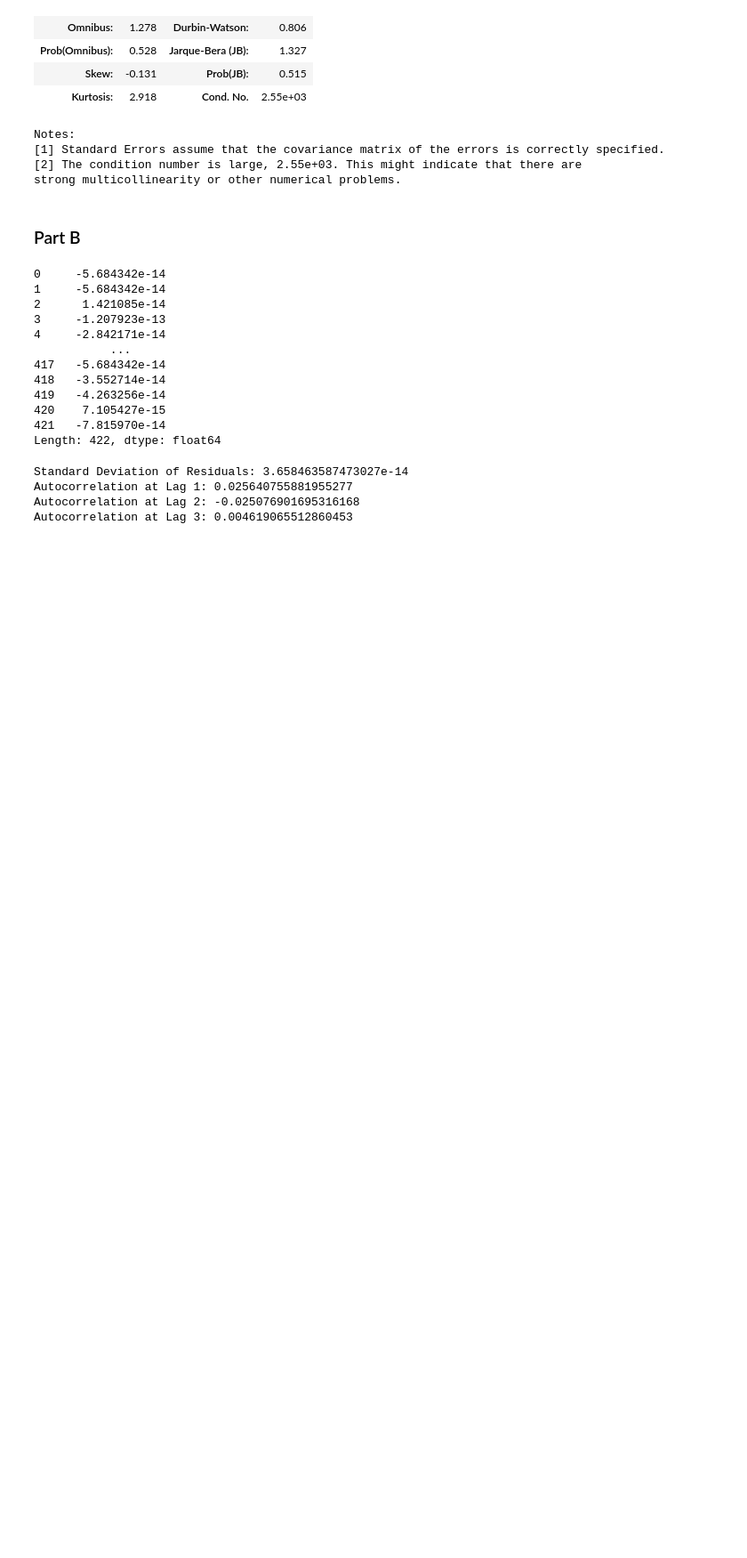
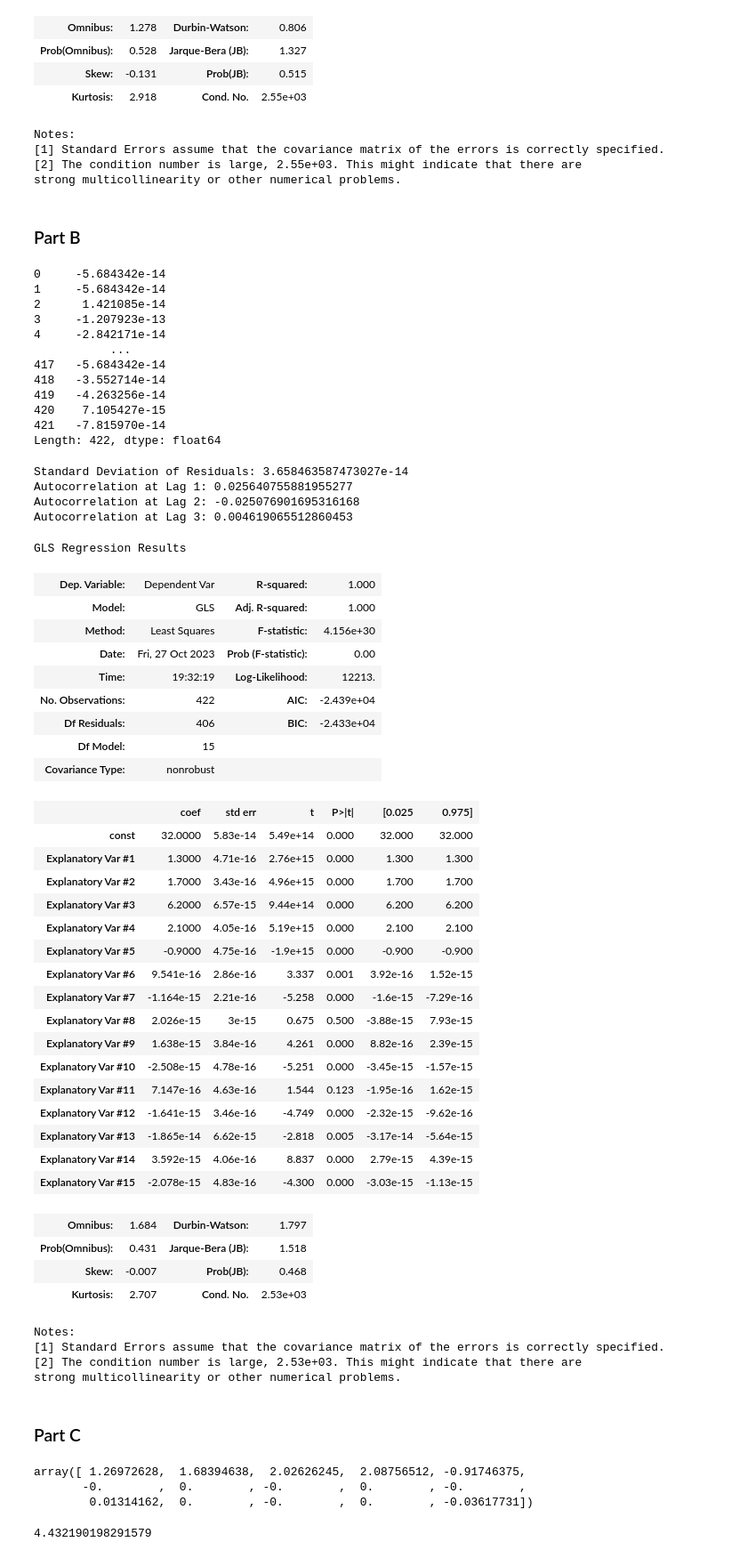
Before and after one commit to kaka5050/MBAN-5110, a Jupyter notebook: Project 1.ipynb, the cells around one changed output. Shown: that part at 89% size. Saved outputs shown, nothing was run; the diff lists cells and outputs as text; code cells hidden in the pictures; blank space fills up the shorter version.

```diff
--- a/Project 1.ipynb
+++ b/Project 1.ipynb
@@ -166,3 +166,60 @@ Standard Deviation of Residuals: 3.658463587473027e-14
 Autocorrelation at Lag 1: 0.025640755881955277
 Autocorrelation at Lag 2: -0.025076901695316168
 Autocorrelation at Lag 3: 0.004619065512860453
+# %%
+from scipy.linalg import toeplitz
+
+# Autocorrelation values you've calculated, assuming you have them
+autocorr_values = [autocorr_lag1, autocorr_lag2, autocorr_lag3]
+
+# Define the autocorrelation structure
+autocorr_structure = np.concatenate([[1.0], autocorr_values, np.zeros(418)])
+
+# Define the scaling factor (standard deviation)
+sigma = std_deviation
+
+# Create the covariance matrix
+cov_matrix = sigma**2 * toeplitz(autocorr_structure)
+
+# Use the cov_matrix in your GLS model
+gls_model = sm.GLS(y, X_updated, cov_matrix).fit().summary()
+
+gls_model
+# %% [output]
+GLS Regression Results
+| Dep. Variable: | Dependent Var | R-squared: | 1.000 |
+| Model: | GLS | Adj. R-squared: | 1.000 |
+| Method: | Least Squares | F-statistic: | 4.156e+30 |
+| Date: | Fri, 27 Oct 2023 | Prob (F-statistic): | 0.00 |
+| Time: | 19:32:19 | Log-Likelihood: | 12213. |
+| No. Observations: | 422 | AIC: | -2.439e+04 |
+| Df Residuals: | 406 | BIC: | -2.433e+04 |
+| Df Model: | 15 |  |  |
+| Covariance Type: | nonrobust |  |  |
+|  | coef | std err | t | P>|t| | [0.025 | 0.975] |
+| const | 32.0000 | 5.83e-14 | 5.49e+14 | 0.000 | 32.000 | 32.000 |
+| Explanatory Var #1 | 1.3000 | 4.71e-16 | 2.76e+15 | 0.000 | 1.300 | 1.300 |
+| Explanatory Var #2 | 1.7000 | 3.43e-16 | 4.96e+15 | 0.000 | 1.700 | 1.700 |
+| Explanatory Var #3 | 6.2000 | 6.57e-15 | 9.44e+14 | 0.000 | 6.200 | 6.200 |
+| Explanatory Var #4 | 2.1000 | 4.05e-16 | 5.19e+15 | 0.000 | 2.100 | 2.100 |
+| Explanatory Var #5 | -0.9000 | 4.75e-16 | -1.9e+15 | 0.000 | -0.900 | -0.900 |
+| Explanatory Var #6 | 9.541e-16 | 2.86e-16 | 3.337 | 0.001 | 3.92e-16 | 1.52e-15 |
+| Explanatory Var #7 | -1.164e-15 | 2.21e-16 | -5.258 | 0.000 | -1.6e-15 | -7.29e-16 |
+| Explanatory Var #8 | 2.026e-15 | 3e-15 | 0.675 | 0.500 | -3.88e-15 | 7.93e-15 |
+| Explanatory Var #9 | 1.638e-15 | 3.84e-16 | 4.261 | 0.000 | 8.82e-16 | 2.39e-15 |
+| Explanatory Var #10 | -2.508e-15 | 4.78e-16 | -5.251 | 0.000 | -3.45e-15 | -1.57e-15 |
+| Explanatory Var #11 | 7.147e-16 | 4.63e-16 | 1.544 | 0.123 | -1.95e-16 | 1.62e-15 |
+| Explanatory Var #12 | -1.641e-15 | 3.46e-16 | -4.749 | 0.000 | -2.32e-15 | -9.62e-16 |
+| Explanatory Var #13 | -1.865e-14 | 6.62e-15 | -2.818 | 0.005 | -3.17e-14 | -5.64e-15 |
+| Explanatory Var #14 | 3.592e-15 | 4.06e-16 | 8.837 | 0.000 | 2.79e-15 | 4.39e-15 |
+| Explanatory Var #15 | -2.078e-15 | 4.83e-16 | -4.300 | 0.000 | -3.03e-15 | -1.13e-15 |
+| Omnibus: | 1.684 | Durbin-Watson: | 1.797 |
+| Prob(Omnibus): | 0.431 | Jarque-Bera (JB): | 1.518 |
+| Skew: | -0.007 | Prob(JB): | 0.468 |
+| Kurtosis: | 2.707 | Cond. No. | 2.53e+03 |
+Notes:
+[1] Standard Errors assume that the covariance matrix of the errors is correctly specified.
+[2] The condition number is large, 2.53e+03. This might indicate that there are
+strong multicollinearity or other numerical problems.
+# %% [markdown]
+### Part C
@@ -168,0 +231,10 @@ Autocorrelation at Lag 3: 0.004619065512860453
+# %%
+from sklearn import linear_model as lm
+
+# lasso
+model_lasso = lm.Lasso(alpha=1).fit(X_train, y_train)
+model_lasso.coef_
+# %% [output]
+array([ 1.26972628,  1.68394638,  2.02626245,  2.08756512, -0.91746375,
+       -0.        ,  0.        , -0.        ,  0.        , -0.        ,
+        0.01314162,  0.        , -0.        ,  0.        , -0.03617731])
@@ -168,0 +243,6 @@ Autocorrelation at Lag 3: 0.004619065512860453
+# %%
+errors = np.abs((y_test - y_pred) / y_test)
+mape = np.mean(errors) * 100
+mape
+# %% [output]
+4.432190198291579
```
Also changed, not shown: parts of 2 cells of this notebook.
